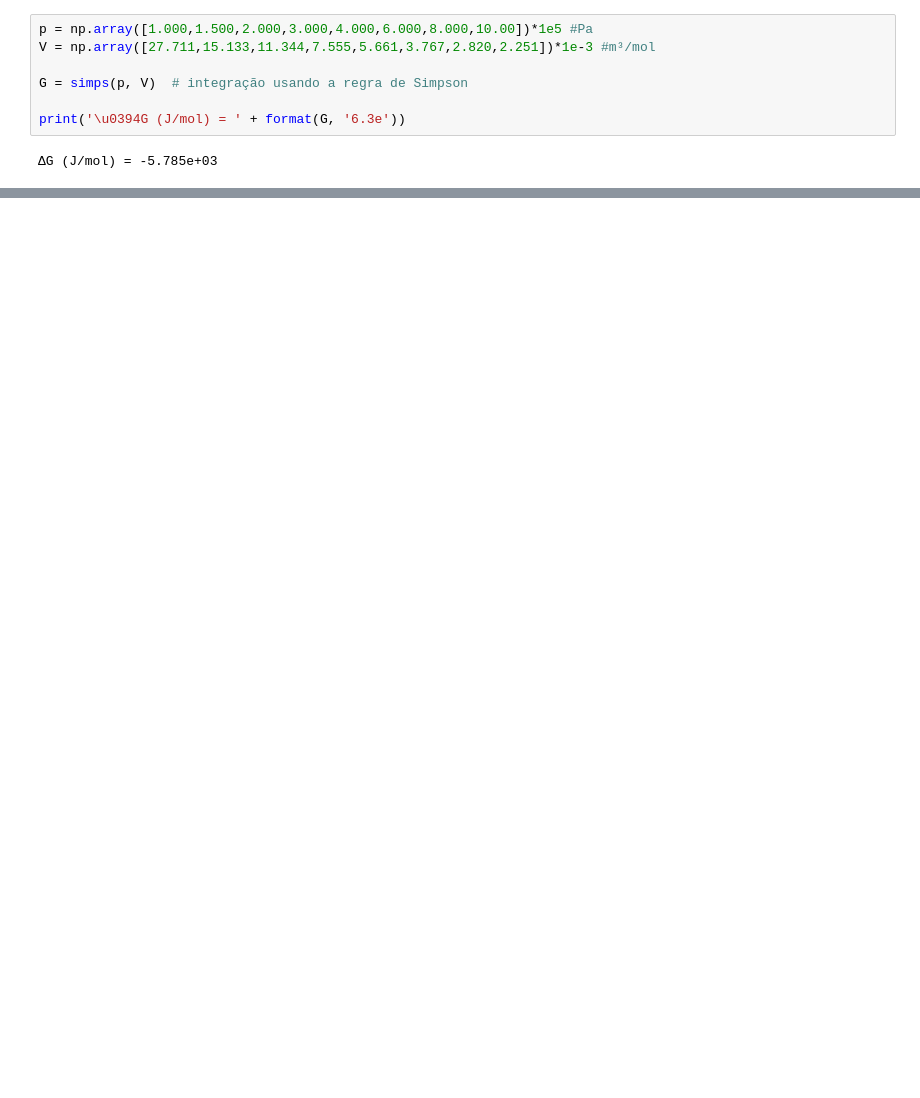
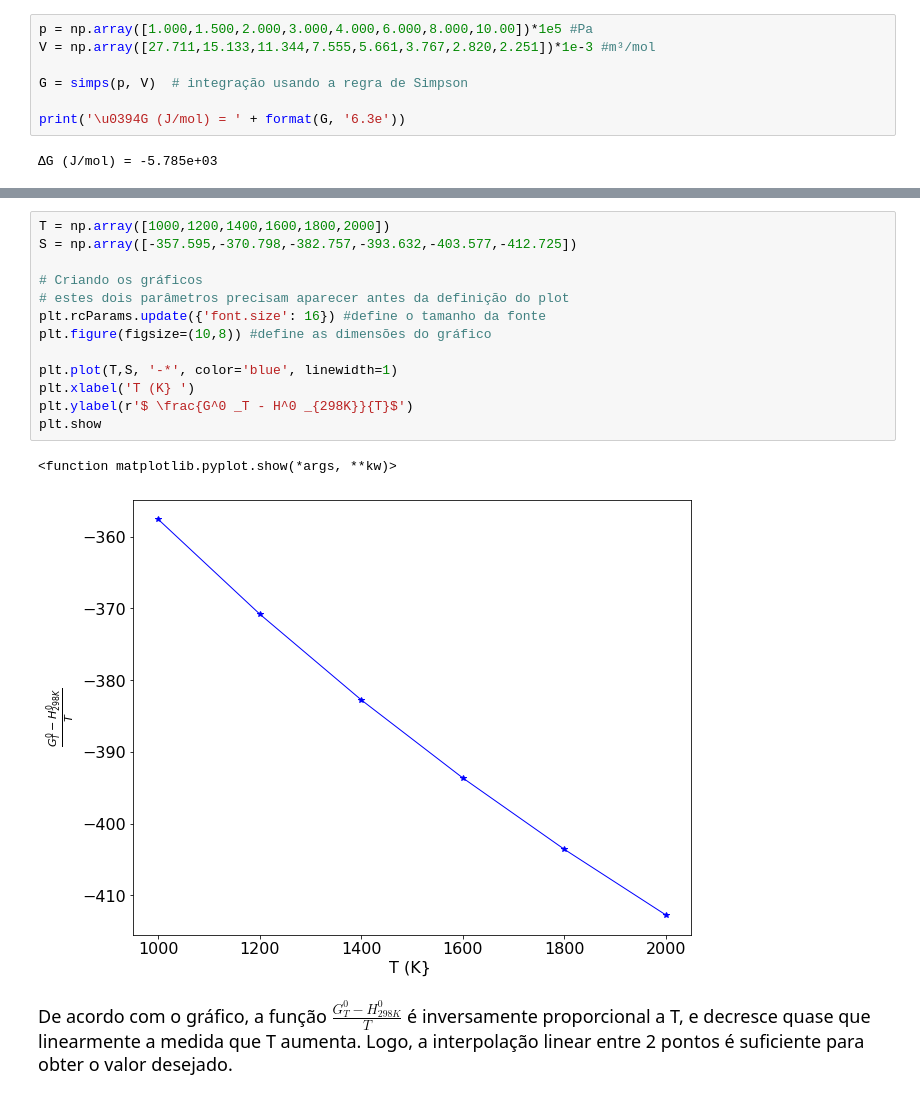
Before and after one commit to leobap01/ebook-fisico-quimica, a Jupyter notebook: _sources/energia_livre.ipynb, the cells around one changed output, grey strips where cells are left out. Saved outputs shown, nothing was run; the diff lists cells and outputs as text; blank space fills up the shorter version.

```diff
--- a/_sources/energia_livre.ipynb
+++ b/_sources/energia_livre.ipynb
@@ -40,0 +217,18 @@ print('\u0394G (J/mol) = ' + format(G, '6.3e'))
+# %%
+T = np.array([1000,1200,1400,1600,1800,2000])
+S = np.array([-357.595,-370.798,-382.757,-393.632,-403.577,-412.725])
+
+# Criando os gráficos
+# estes dois parâmetros precisam aparecer antes da definição do plot
+plt.rcParams.update({'font.size': 16}) #define o tamanho da fonte
+plt.figure(figsize=(10,8)) #define as dimensões do gráfico
+
+plt.plot(T,S, '-*', color='blue', linewidth=1)
+plt.xlabel('T (K} ')
+plt.ylabel(r'$ \frac{G^0 _T - H^0 _{298K}}{T}$')
+plt.show
+# %% [output]
+<function matplotlib.pyplot.show(*args, **kw)>
+[figure, added]
+# %% [markdown]
+<font size = 4> De acordo com o gráfico, a função $ \frac{G^0 _T - H^0 _{298K}}{T}$  é inversamente proporcional a T, e decresce quase que linearmente a medida que T aumenta. Logo, a interpolação linear entre 2 pontos é suficiente para obter o valor desejado.<font>
```
Also changed, not shown: parts of 21 cells of this notebook, 35 other files.
